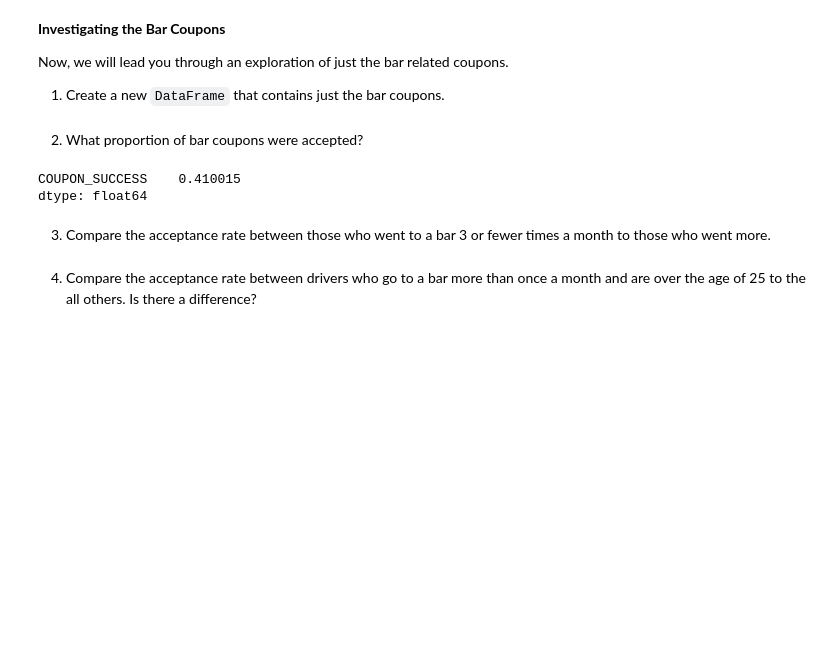
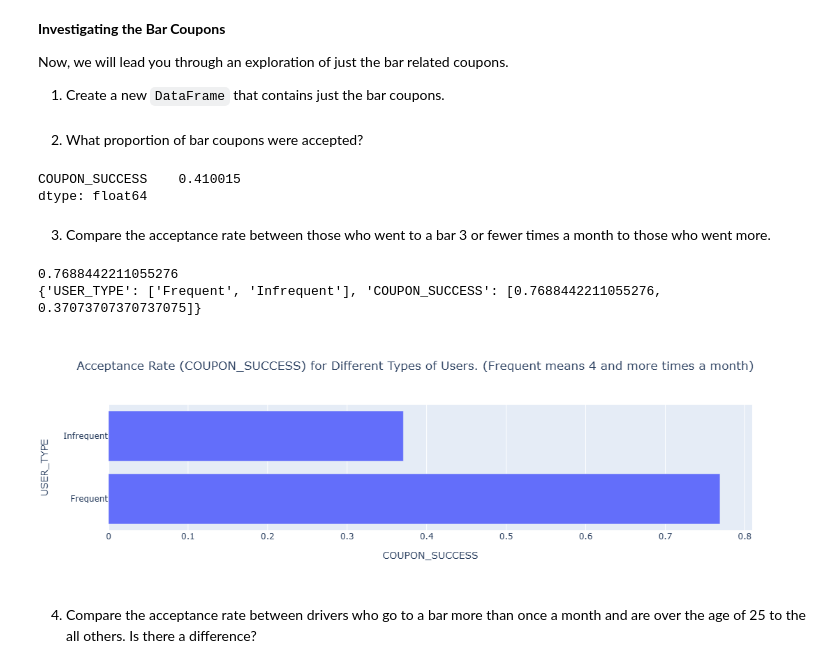
Before and after one commit to elmunoz42/berkeley-aiml-coupon-analysis, a Jupyter notebook: prompt.ipynb, the cells around one changed output. Saved outputs shown, nothing was run; the diff lists cells and outputs as text; code cells hidden in the pictures; blank space fills up the shorter version.

Commit message:
adds multiple population investigations and comparative graphs.

```diff
--- a/prompt.ipynb
+++ b/prompt.ipynb
@@ -250,5 +251,24 @@ COUPON_SUCCESS    0.410015
 dtype: float64
 # %% [markdown]
 3. Compare the acceptance rate between those who went to a bar 3 or fewer times a month to those who went more.
+# %%
+bar_coupon_success_for_frequent_user = data_only_bar_coupon.query("(BAR == '4~8') | (BAR == 'gt8')")[['COUPON_SUCCESS']].mean().values[0]
+bar_coupon_success_for_infrequent_users = data_only_bar_coupon.query("(BAR != '4~8') & (BAR != 'gt8')")[['COUPON_SUCCESS']].mean().values[0]
+print(bar_coupon_success_for_frequent_user)
+# Create a DataFrame from your variables
+bar_coupon_comparison = {
+    'USER_TYPE': ['Frequent', 'Infrequent'],
+    'COUPON_SUCCESS': [bar_coupon_success_for_frequent_user, bar_coupon_success_for_infrequent_users]
+}
+print(bar_coupon_comparison)
+bar_coupon_comparison_df = pd.DataFrame(bar_coupon_comparison)
+
+# Create a bar chart with Plotly
+fig = px.bar(bar_coupon_comparison_df, y='USER_TYPE', x='COUPON_SUCCESS', title='Acceptance Rate (COUPON_SUCCESS) for Different Types of Users. (Frequent means 4 and more times a month)')
+fig.show()
+# %% [output]
+0.7688442211055276
+{'USER_TYPE': ['Frequent', 'Infrequent'], 'COUPON_SUCCESS': [0.7688442211055276, 0.37073707370737075]}
+[figure, added]
 # %% [markdown]
 4. Compare the acceptance rate between drivers who go to a bar more than once a month and are over the age of 25 to the all others.  Is there a difference?
```
Also changed, not shown: parts of 5 cells of this notebook.
